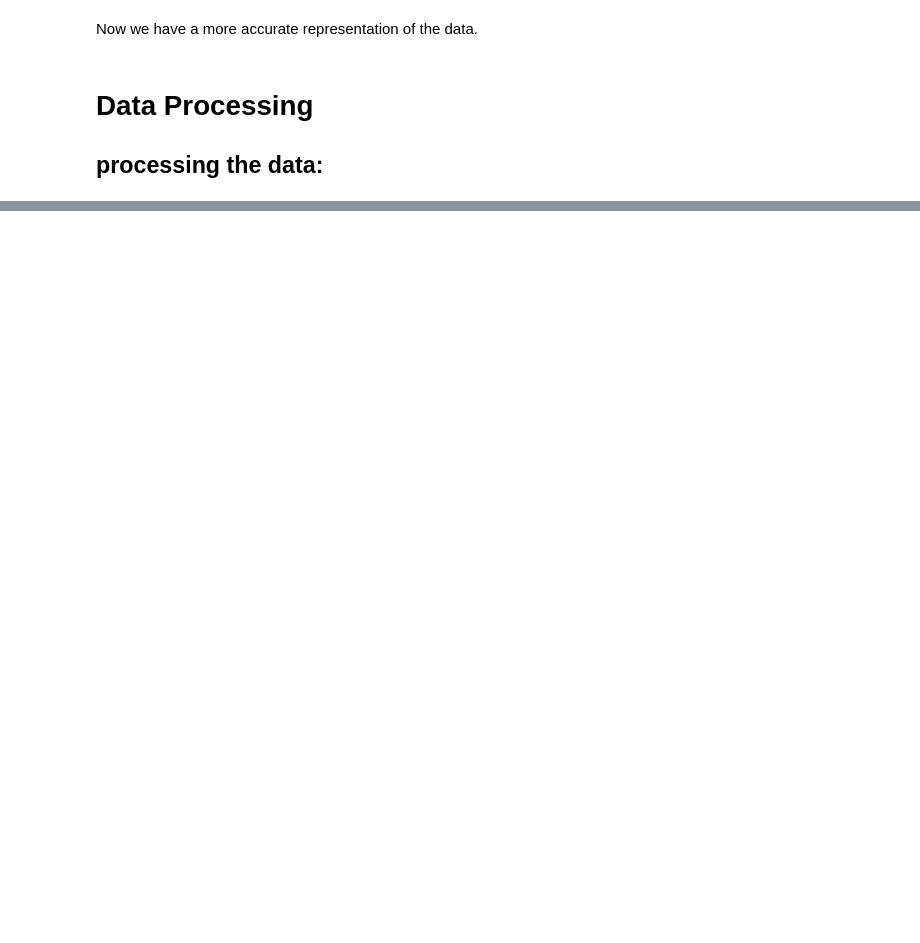
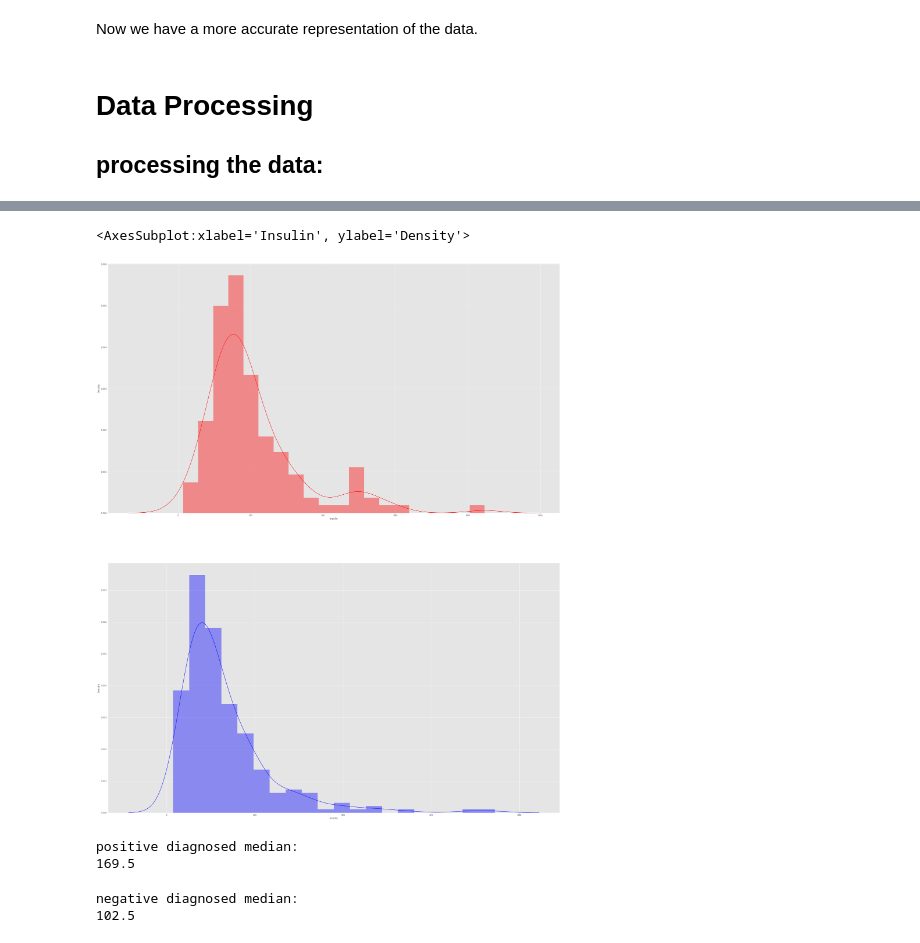
Before and after one commit to alessandro1g/alessandro1g.github.io, a Jupyter notebook: CMSC320final.ipynb, the cells around one changed output, grey strips where cells are left out. Cells and saved outputs as stored; diff of their text form; code cells hidden in the pictures; blank space fills up the shorter version.

```diff
--- a/CMSC320final.ipynb
+++ b/CMSC320final.ipynb
@@ -99,0 +210,3 @@ Now we have a more accurate representation of the data.
+# %%
+positive = attributes[attributes['Outcome']==1]
+negative = attributes[attributes['Outcome']!=1]
@@ -99,0 +223,23 @@ Now we have a more accurate representation of the data.
+# %%
+fig, ax = plt.subplots(2,1, figsize=(40,50))
+sns.distplot(positive['Insulin'], bins = 20, color = 'red', \
+             ax=ax[0])
+sns.distplot(negative['Insulin'], bins = 20, color = 'blue', \
+             ax=ax[1])
+# %% [output]
+<AxesSubplot:xlabel='Insulin', ylabel='Density'>
+[figure, added]
+# %%
+insulin_median = median_found(positive, 'Insulin')
+print("positive diagnosed median:")
+print(insulin_median)
+# %% [output]
+positive diagnosed median:
+169.5
+# %%
+insulin_median = median_found(negative, 'Insulin')
+print("negative diagnosed median:")
+print(insulin_median)
+# %% [output]
+negative diagnosed median:
+102.5
```
Also changed, not shown: parts of 19 cells of this notebook.
